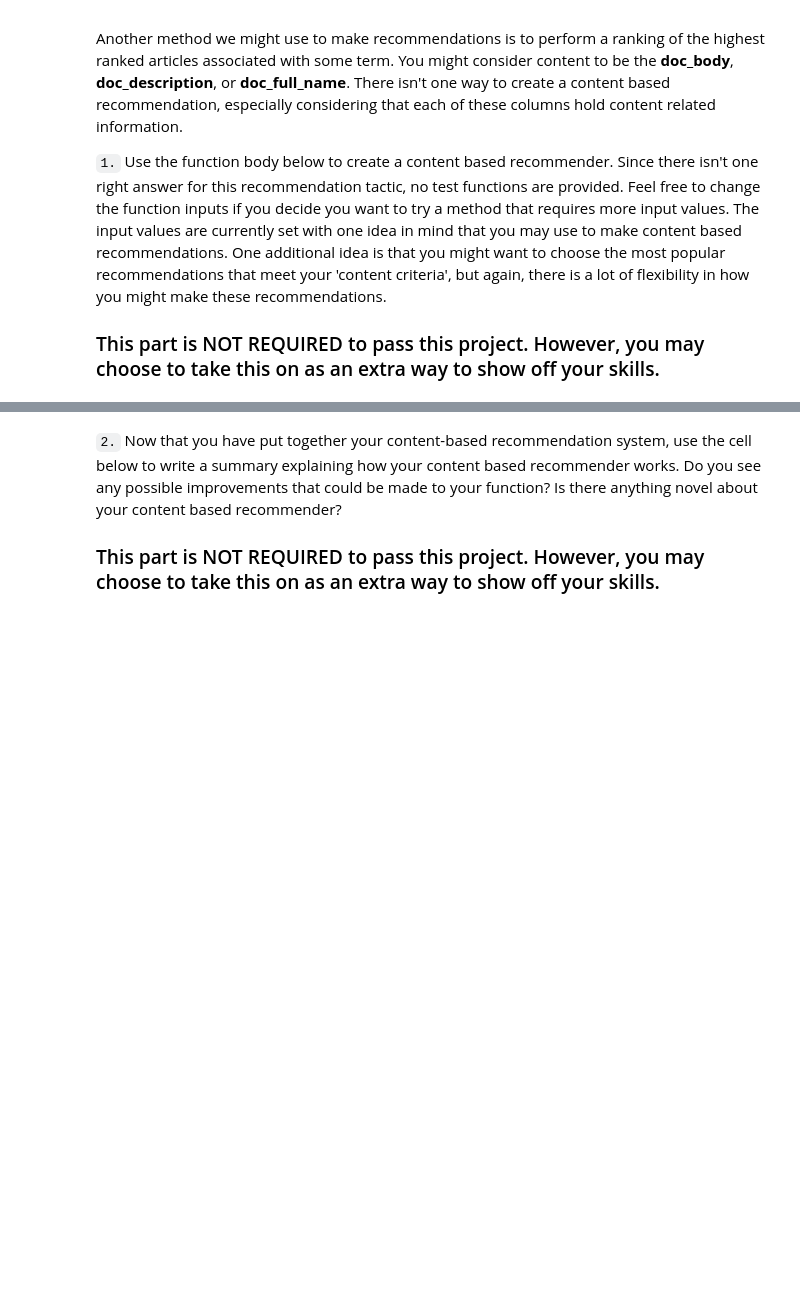
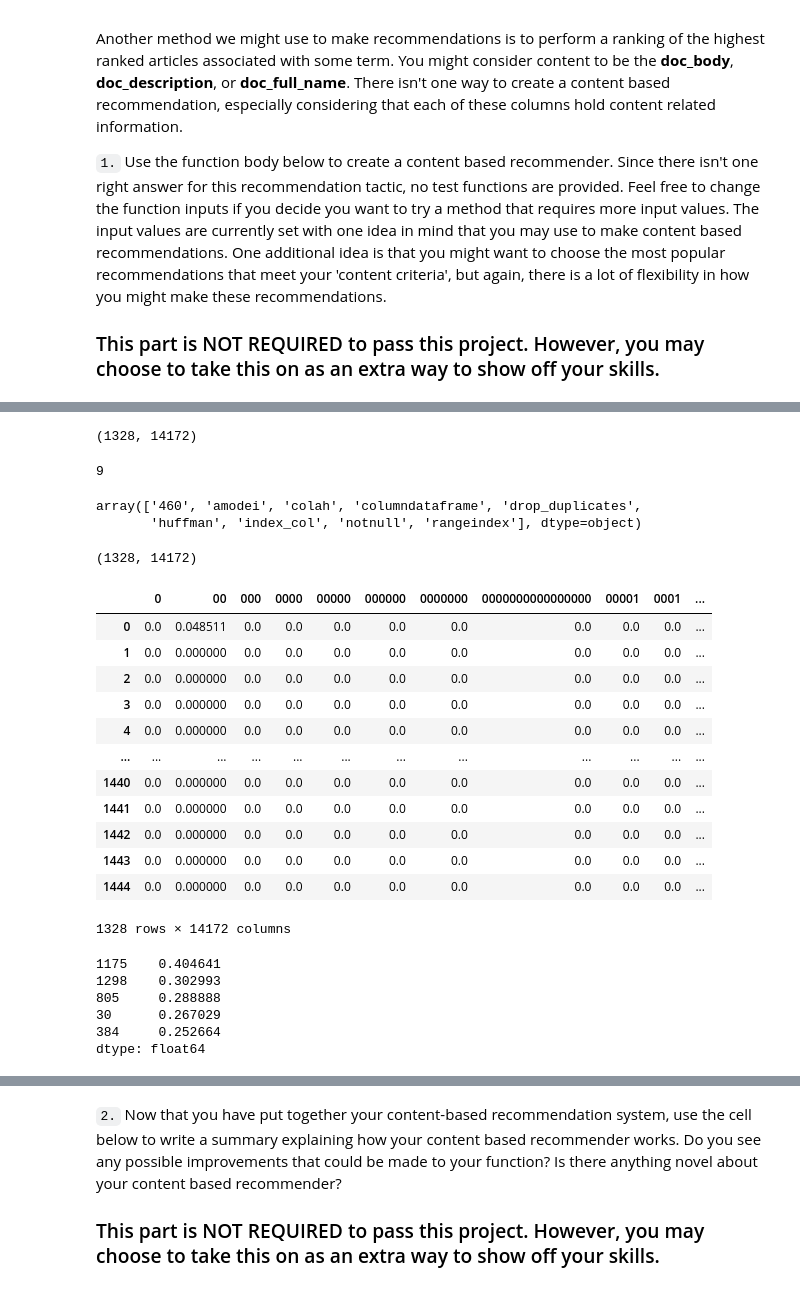
Before and after one commit to abitfrosty/Recommendations_with_IBM, a Jupyter notebook: Recommendations_with_IBM.ipynb, the cells around one changed output, grey strips where cells are left out. Saved outputs shown, nothing was run; the diff lists cells and outputs as text; code cells hidden in the pictures; blank space fills up the shorter version.

Commit message:
Added Content Based Recommendations

```diff
--- a/Recommendations_with_IBM.ipynb
+++ b/Recommendations_with_IBM.ipynb
@@ -740,0 +847,53 @@ def make_content_recs():
+# %%
+vect = TfidfVectorizer(lowercase=True, token_pattern=r'\b\w+\b', stop_words='english', max_df=0.99, min_df=0.001, tokenizer=tokenize)
+# %%
+X = vect.fit_transform(df_articles['doc_full_name'] + '\n' + df_articles['doc_description'] + '\n' + df_articles['doc_body'])
+X.shape
+# %% [output]
+(1328, 14172)
+# %%
+length = len(vect.get_feature_names_out())
+columns = vect.get_feature_names_out()
+# %%
+indexes_min = np.where(X.sum(axis=0) <= 0.01)
+len(indexes_min[1])
+# %% [output]
+9
+# %%
+# These values are found in less than 1% articles
+columns[indexes_min[1]]
+# %% [output]
+array(['460', 'amodei', 'colah', 'columndataframe', 'drop_duplicates',
+       'huffman', 'index_col', 'notnull', 'rangeindex'], dtype=object)
+# %%
+df_content_mat = pd.DataFrame(X.toarray().reshape(-1,length), columns=columns, index=df_articles['article_id'].values)
+df_content_mat.shape
+# %% [output]
+(1328, 14172)
+# %%
+df_content_mat
+# %% [output]
+|  | 0 | 00 | 000 | 0000 | 00000 | 000000 | 0000000 | 0000000000000000 | 00001 | 0001 | ... |
+| 0 | 0.0 | 0.048511 | 0.0 | 0.0 | 0.0 | 0.0 | 0.0 | 0.0 | 0.0 | 0.0 | ... |
+| 1 | 0.0 | 0.000000 | 0.0 | 0.0 | 0.0 | 0.0 | 0.0 | 0.0 | 0.0 | 0.0 | ... |
+| 2 | 0.0 | 0.000000 | 0.0 | 0.0 | 0.0 | 0.0 | 0.0 | 0.0 | 0.0 | 0.0 | ... |
+| 3 | 0.0 | 0.000000 | 0.0 | 0.0 | 0.0 | 0.0 | 0.0 | 0.0 | 0.0 | 0.0 | ... |
+| 4 | 0.0 | 0.000000 | 0.0 | 0.0 | 0.0 | 0.0 | 0.0 | 0.0 | 0.0 | 0.0 | ... |
+| ... | ... | ... | ... | ... | ... | ... | ... | ... | ... | ... | ... |
+| 1440 | 0.0 | 0.000000 | 0.0 | 0.0 | 0.0 | 0.0 | 0.0 | 0.0 | 0.0 | 0.0 | ... |
+| 1441 | 0.0 | 0.000000 | 0.0 | 0.0 | 0.0 | 0.0 | 0.0 | 0.0 | 0.0 | 0.0 | ... |
+| 1442 | 0.0 | 0.000000 | 0.0 | 0.0 | 0.0 | 0.0 | 0.0 | 0.0 | 0.0 | 0.0 | ... |
+| 1443 | 0.0 | 0.000000 | 0.0 | 0.0 | 0.0 | 0.0 | 0.0 | 0.0 | 0.0 | 0.0 | ... |
+| 1444 | 0.0 | 0.000000 | 0.0 | 0.0 | 0.0 | 0.0 | 0.0 | 0.0 | 0.0 | 0.0 | ... |
+1328 rows × 14172 columns
+# %%
+target_article = 1427
+most_similar = (df_content_mat.drop(index=[target_article]) * df_content_mat.loc[target_article,:]).sum(axis=1).sort_values(ascending=False)[:5]
+most_similar
+# %% [output]
+1175    0.404641
+1298    0.302993
+805     0.288888
+30      0.267029
+384     0.252664
+dtype: float64
```
Also changed, not shown: parts of 17 cells of this notebook, 1 other file.
